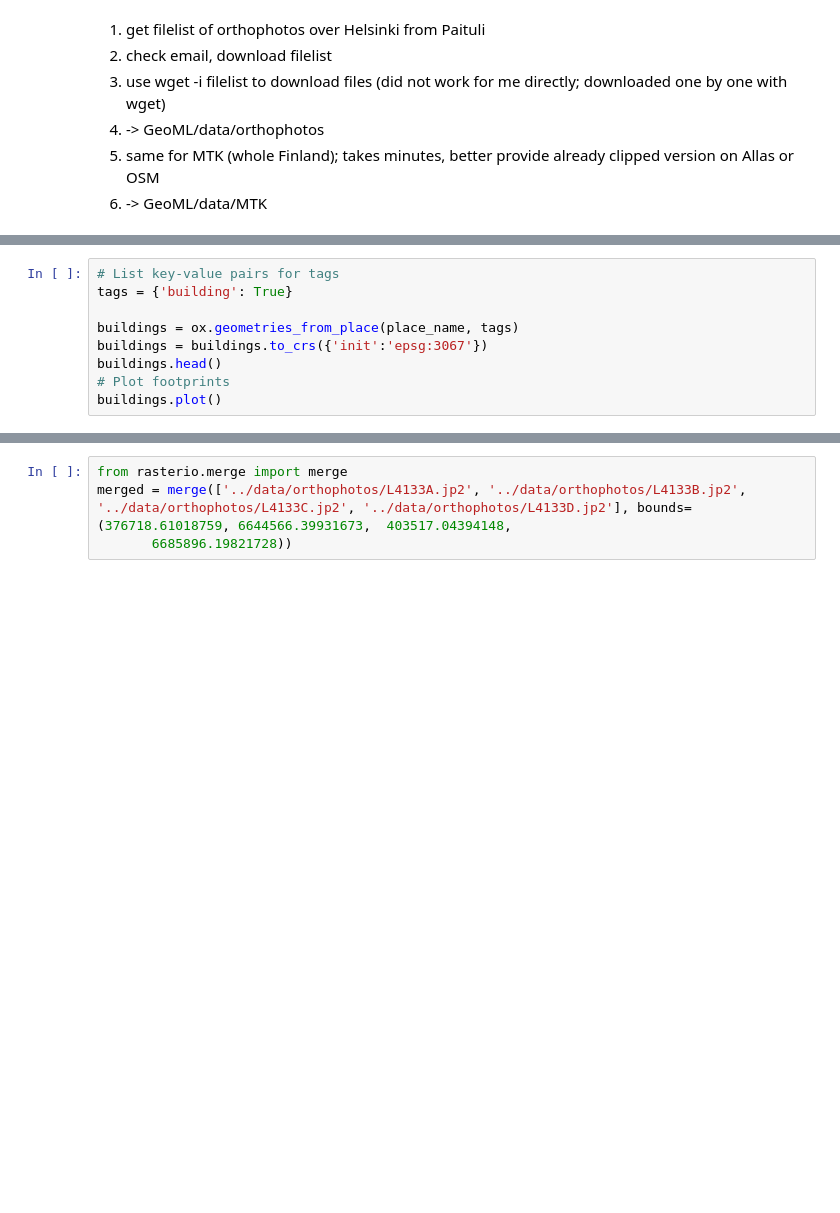
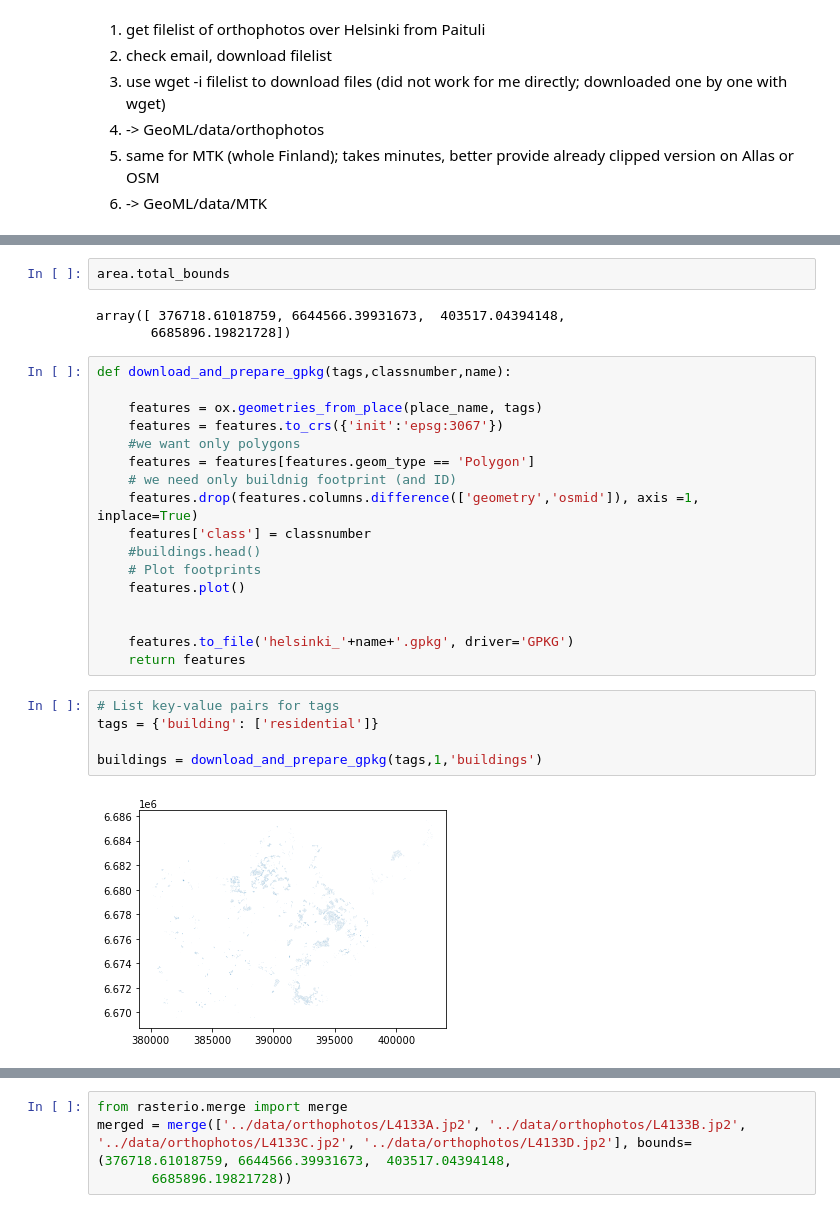
Before and after one commit to csc-training/GeoML, a Jupyter notebook: notebooks/03_raster_data_preparation.ipynb, the cells around one changed output, grey strips where cells are left out. Saved outputs shown, nothing was run; the diff lists cells and outputs as text; blank space fills up the shorter version.

```diff
--- a/notebooks/03_raster_data_preparation.ipynb
+++ b/notebooks/03_raster_data_preparation.ipynb
@@ -27,13 +28,33 @@ array([ 376718.61018759, 6644566.39931673,  403517.04394148,
 [figure]
+# %%
+area.total_bounds
+# %% [output]
+array([ 376718.61018759, 6644566.39931673,  403517.04394148,
+       6685896.19821728])
+# %%
+def download_and_prepare_gpkg(tags,classnumber,name):
+
+    features = ox.geometries_from_place(place_name, tags)
+    features = features.to_crs({'init':'epsg:3067'})
+    #we want only polygons
+    features = features[features.geom_type == 'Polygon']
+    # we need only buildnig footprint (and ID)
+    features.drop(features.columns.difference(['geometry','osmid']), axis =1, inplace=True)
+    features['class'] = classnumber
+    #buildings.head()
+    # Plot footprints
+    features.plot()
+
+
+    features.to_file('helsinki_'+name+'.gpkg', driver='GPKG')
+    return features
 # %%
 # List key-value pairs for tags
-tags = {'building': True}
+tags = {'building': ['residential']}
 
-buildings = ox.geometries_from_place(place_name, tags)
-buildings = buildings.to_crs({'init':'epsg:3067'})
-buildings.head()
-# Plot footprints
-buildings.plot()
+buildings = download_and_prepare_gpkg(tags,1,'buildings')
+# %% [output]
+[figure, added]
 # %%
 # List key-value pairs for tags
 tags = {'natural': 'water'}
```
Also changed, not shown: parts of 5 cells of this notebook.
